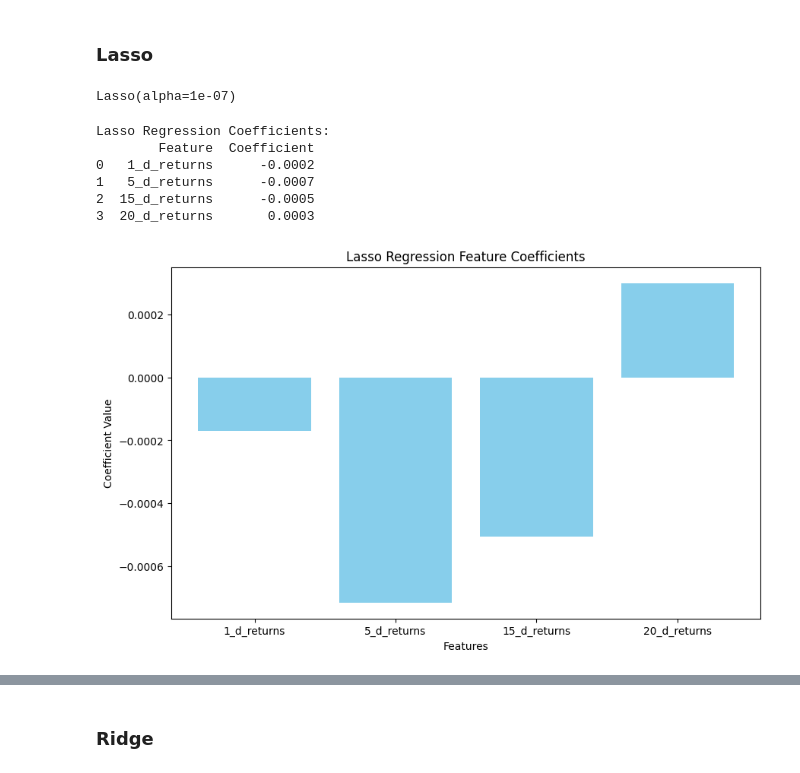
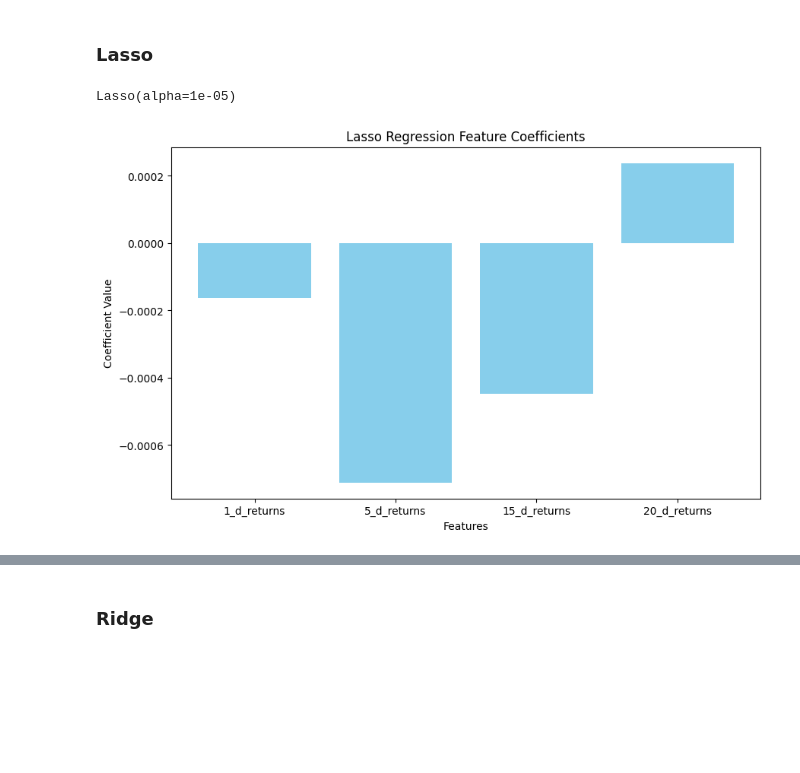
Before and after one commit to udacity/building-a-workflow-for-aI, a Jupyter notebook: l3-supervised-learning-regression/Lesson3.ipynb, the cells around one changed output, grey strips where cells are left out. Saved outputs shown, nothing was run; the diff lists cells and outputs as text; code cells hidden in the pictures; blank space fills up the shorter version.

```diff
--- a/l3-supervised-learning-regression/Lesson3.ipynb
+++ b/l3-supervised-learning-regression/Lesson3.ipynb
@@ -685,10 +672,10 @@ import matplotlib.pyplot as plt
 # %%
-from sklearn.model_selection import GridSearchCV
+from sklearn.linear_model import Lasso
 # Initialize and train Lasso regression model with grid search for alpha
-model = Lasso(alpha=0.0000001)
+model = Lasso(alpha=0.00001)
 model.fit(X_train_scaled, y_train)
 # %% [output]
-Lasso(alpha=1e-07)
+Lasso(alpha=1e-05)
 # %%
 # Make predictions
 y_pred = lasso.predict(X_test_scaled)
@@ -701,28 +685,15 @@ intercept = model.intercept_
 # %%
-
+# Feature selection: extract coefficients
+coefficients = model.coef_
+intercept = model.intercept_
 # Display the coefficients
-feature_names = X.columns
-coeff_df = pd.DataFrame({
-    'Feature': feature_names,
-    'Coefficient': coefficients
-})
+feature_names = X_test.columns
+# Plotting the coefficients
+plt.figure(figsize=(10, 6))
+plt.bar(feature_names, coefficients, color='skyblue')
+plt.xlabel('Features')
+plt.ylabel('Coefficient Value')
+plt.title('Lasso Regression Feature Coefficients')
+plt.show()
+# %% [output]
+[figure, added]
-# %%
-print("\nLasso Regression Coefficients:")
-print(coeff_df)
-# %% [output]
-Lasso Regression Coefficients:
-        Feature  Coefficient
-0   1_d_returns      -0.0002
-1   5_d_returns      -0.0007
-2  15_d_returns      -0.0005
-3  20_d_returns       0.0003
-# %%
-# Plotting the coefficients
-plt.figure(figsize=(10, 6))
-plt.bar(feature_names, coefficients, color='skyblue')
-plt.xlabel('Features')
-plt.ylabel('Coefficient Value')
-plt.title('Lasso Regression Feature Coefficients')
-plt.show()
-# %% [output]
-[figure, removed]
```
Also changed, not shown: parts of 48 cells of this notebook.
